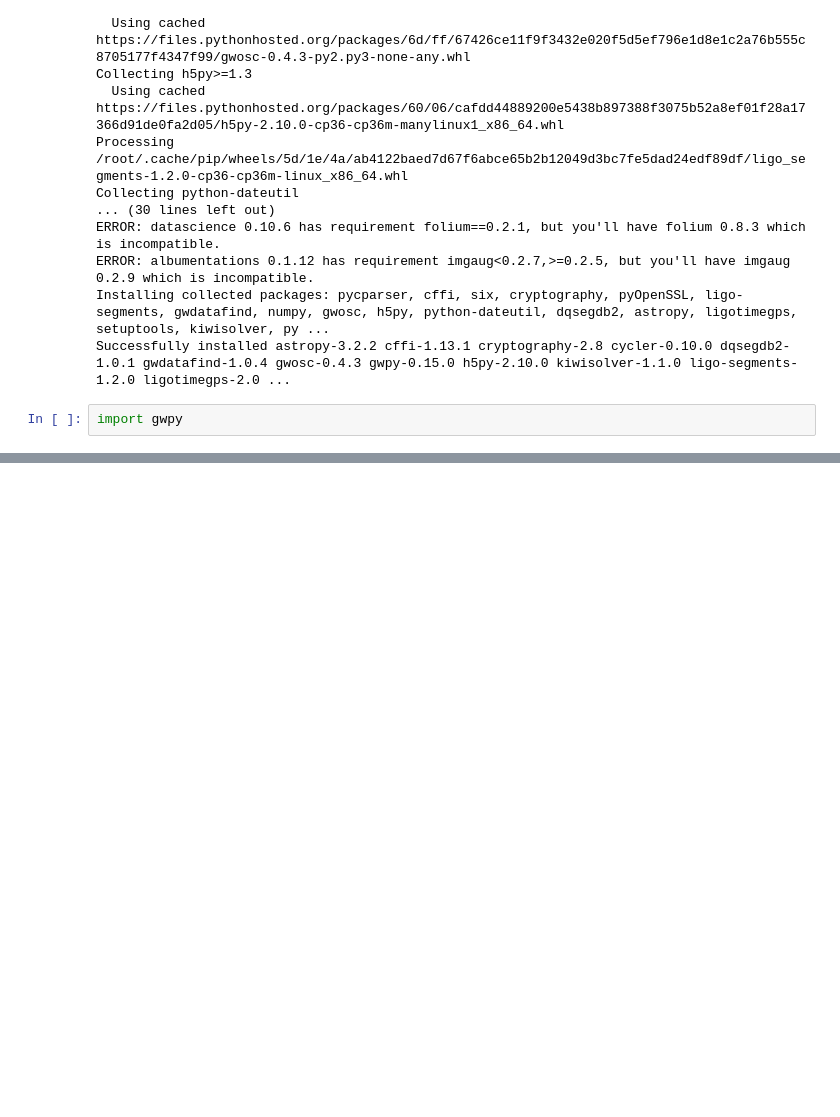
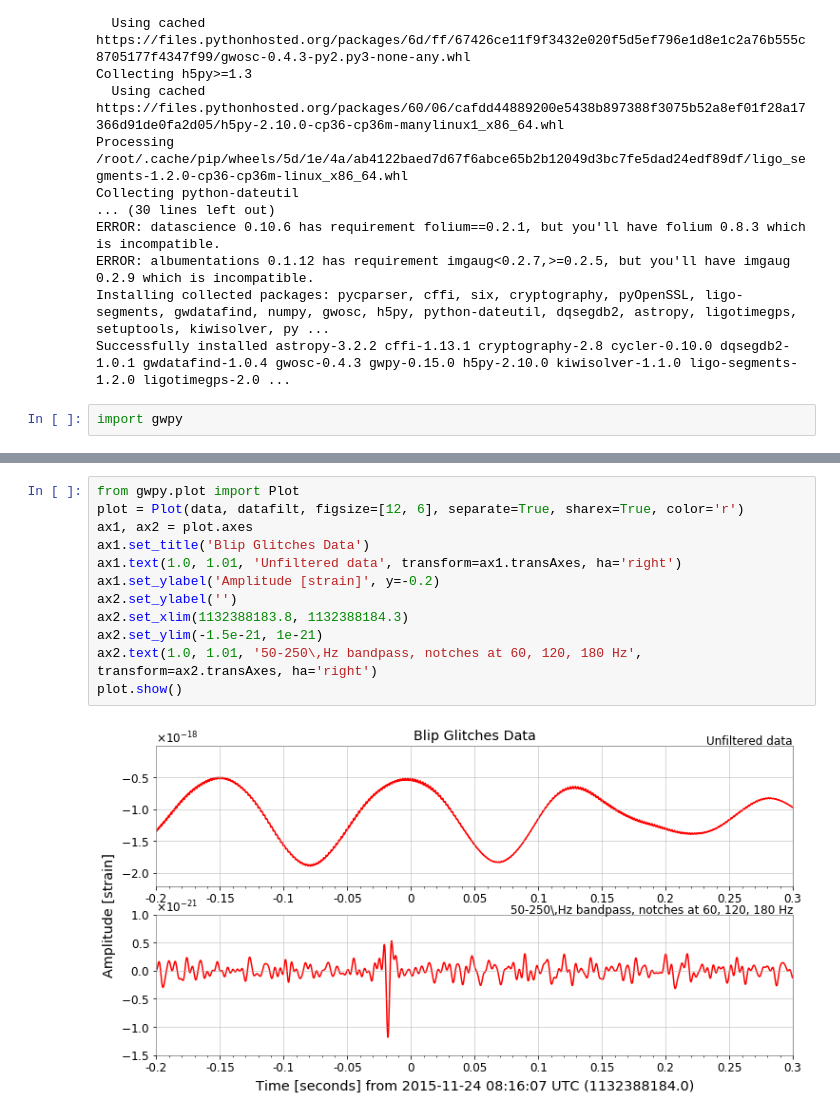
Before and after one commit to SGRGit/gwOsc, a Jupyter notebook: DataPrepBlipGlitches.ipynb, the cells around one changed output, grey strips where cells are left out. Drawn from its saved outputs; the diff is of its cells as text; blank space fills up the shorter version.

```diff
--- a/DataPrepBlipGlitches.ipynb
+++ b/DataPrepBlipGlitches.ipynb
@@ -69,0 +91,14 @@ plot.show()
+# %%
+from gwpy.plot import Plot
+plot = Plot(data, datafilt, figsize=[12, 6], separate=True, sharex=True, color='r')
+ax1, ax2 = plot.axes
+ax1.set_title('Blip Glitches Data')
+ax1.text(1.0, 1.01, 'Unfiltered data', transform=ax1.transAxes, ha='right')
+ax1.set_ylabel('Amplitude [strain]', y=-0.2)
+ax2.set_ylabel('')
+ax2.set_xlim(1132388183.8, 1132388184.3)
+ax2.set_ylim(-1.5e-21, 1e-21)
+ax2.text(1.0, 1.01, '50-250\,Hz bandpass, notches at 60, 120, 180 Hz', transform=ax2.transAxes, ha='right')
+plot.show()
+# %% [output]
+[figure, added]
```
Also changed, not shown: parts of 6 cells of this notebook.
